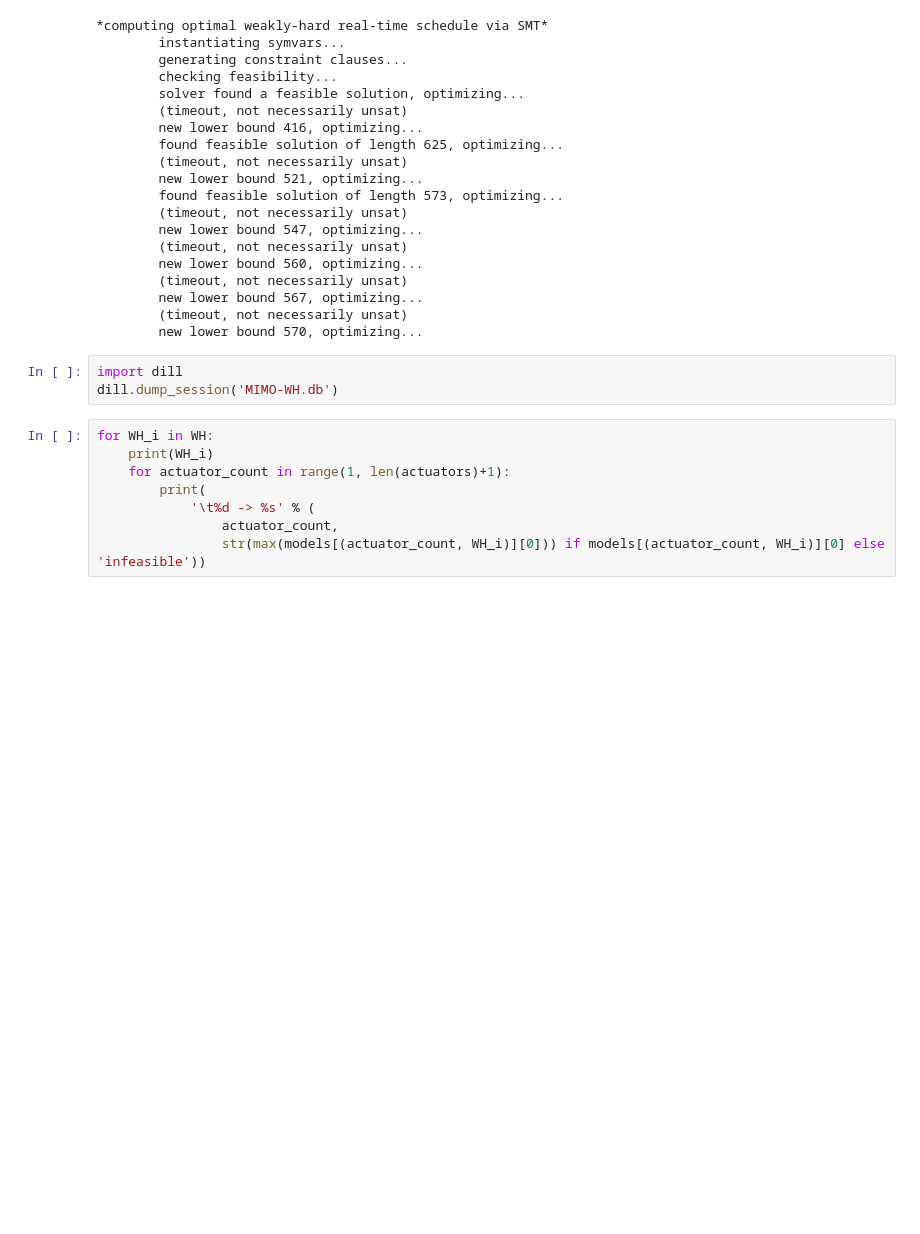
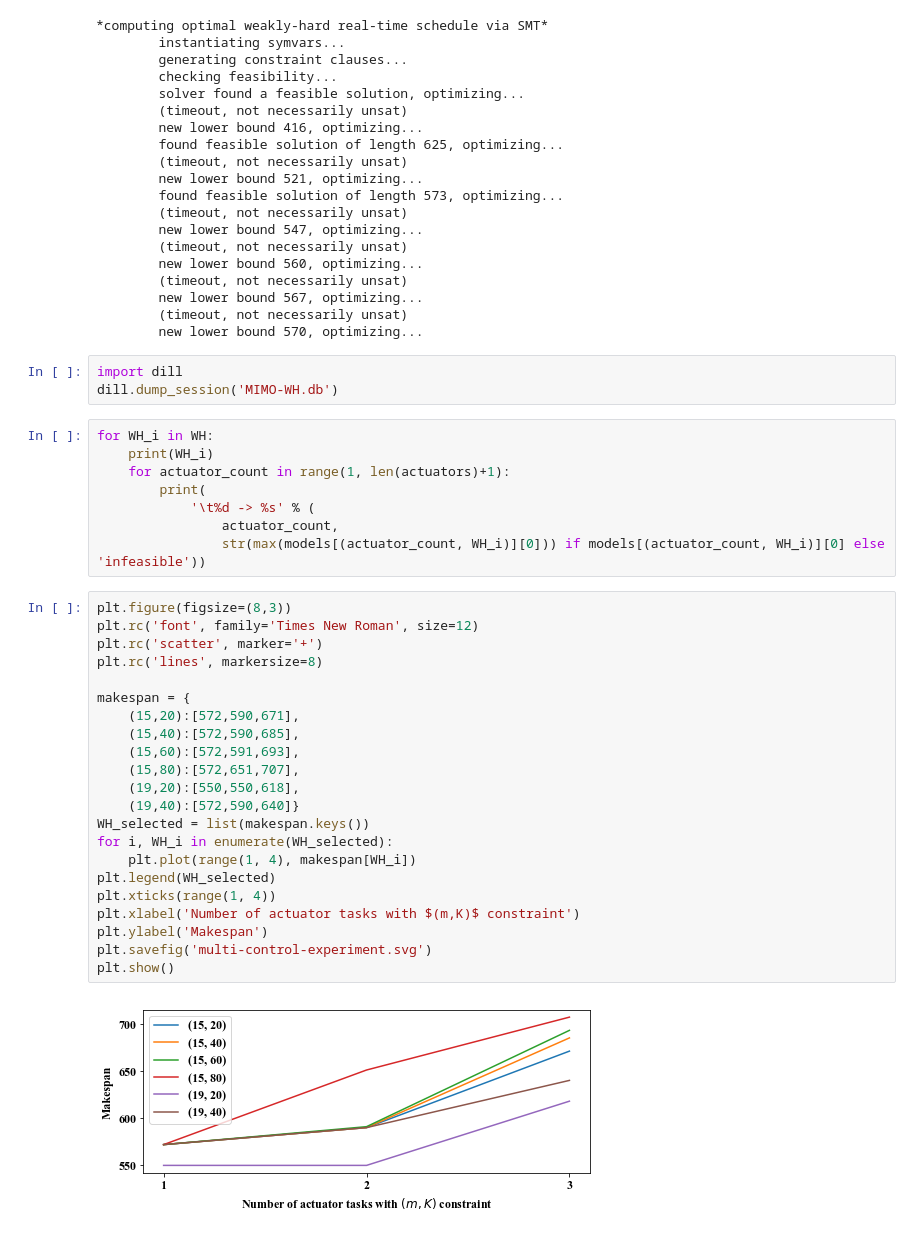
Before and after one commit to netdag/netdag, a Jupyter notebook: MIMO-WH.ipynb, the cells around one changed output. Saved outputs shown, nothing was run; the diff lists cells and outputs as text; blank space fills up the shorter version.

```diff
--- a/MIMO-WH.ipynb
+++ b/MIMO-WH.ipynb
@@ -153,3 +153,27 @@ for WH_i in WH:
             '\t%d -> %s' % (
                 actuator_count,
                 str(max(models[(actuator_count, WH_i)][0])) if models[(actuator_count, WH_i)][0] else 'infeasible'))
+# %%
+plt.figure(figsize=(8,3))
+plt.rc('font', family='Times New Roman', size=12)
+plt.rc('scatter', marker='+')
+plt.rc('lines', markersize=8)
+
+makespan = {
+    (15,20):[572,590,671],
+    (15,40):[572,590,685],
+    (15,60):[572,591,693],
+    (15,80):[572,651,707],
+    (19,20):[550,550,618],
+    (19,40):[572,590,640]}
+WH_selected = list(makespan.keys())
+for i, WH_i in enumerate(WH_selected):
+    plt.plot(range(1, 4), makespan[WH_i])
+plt.legend(WH_selected)
+plt.xticks(range(1, 4))
+plt.xlabel('Number of actuator tasks with $(m,K)$ constraint')
+plt.ylabel('Makespan')
+plt.savefig('multi-control-experiment.svg')
+plt.show()
+# %% [output]
+[figure, added]
```
Also changed, not shown: 28 other files.
